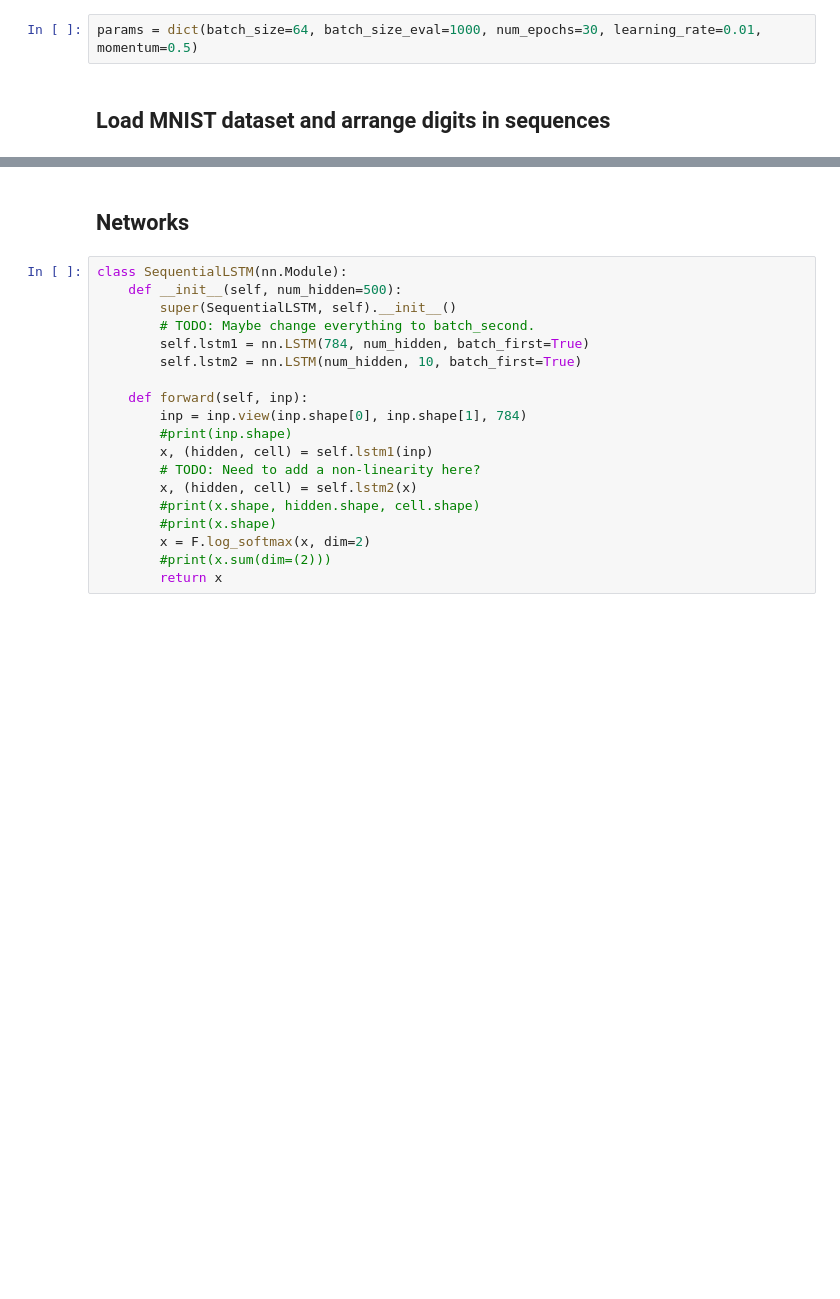
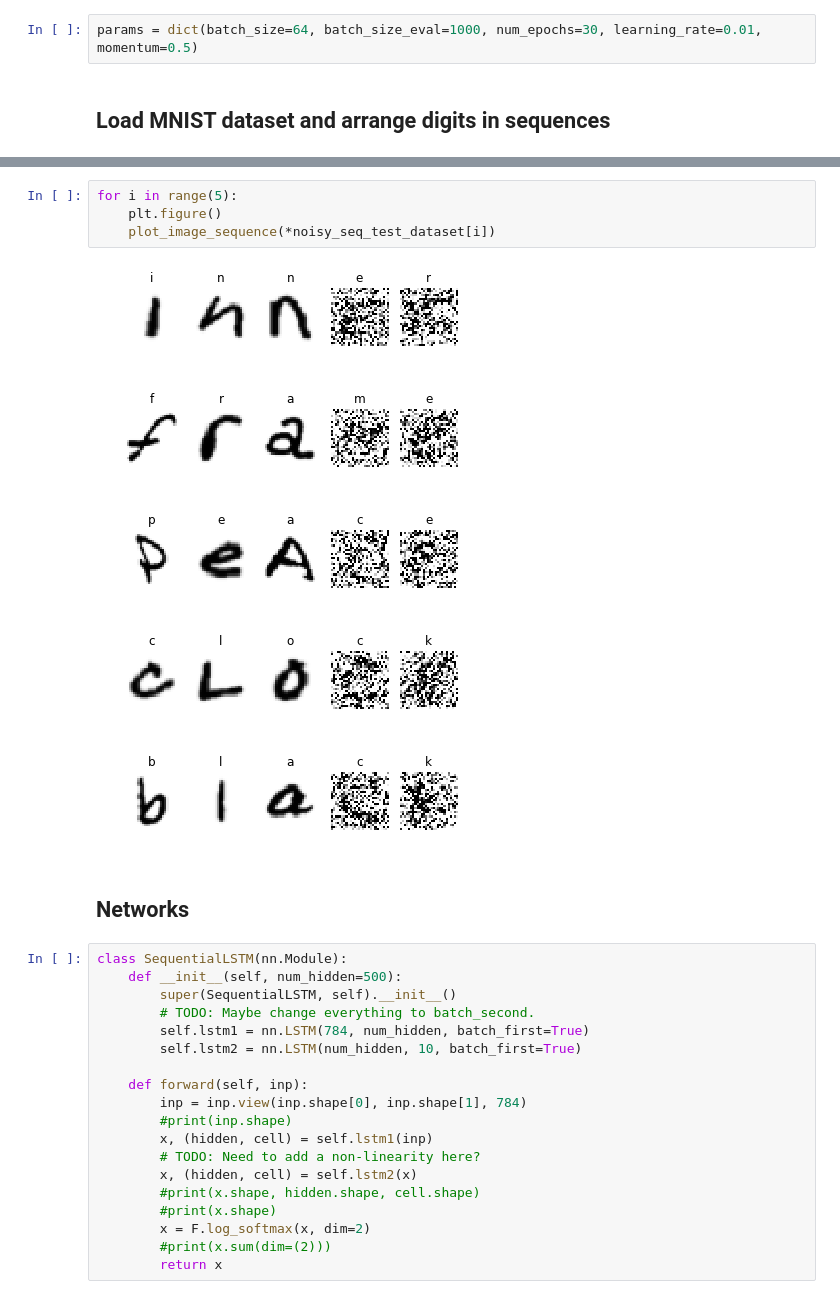
Before and after one commit to jrieke/feedback-nns, a Jupyter notebook: feedback_connections.ipynb, the cells around one changed output, grey strips where cells are left out. Drawn from its saved outputs; the diff is of its cells as text; blank space fills up the shorter version.

```diff
--- a/feedback_connections.ipynb
+++ b/feedback_connections.ipynb
@@ -298,3 +489,13 @@ plot_image_sequence(*seq_train_dataset[1])
+# %%
+for i in range(5):
+    plt.figure()
+    plot_image_sequence(*noisy_seq_test_dataset[i])
+# %% [output]
+[figure, added]
+[figure, added]
+[figure, added]
+[figure, added]
+[figure, added]
 # %% [markdown]
 ## Networks
 # %%
```
Also changed, not shown: parts of 31 cells of this notebook.
